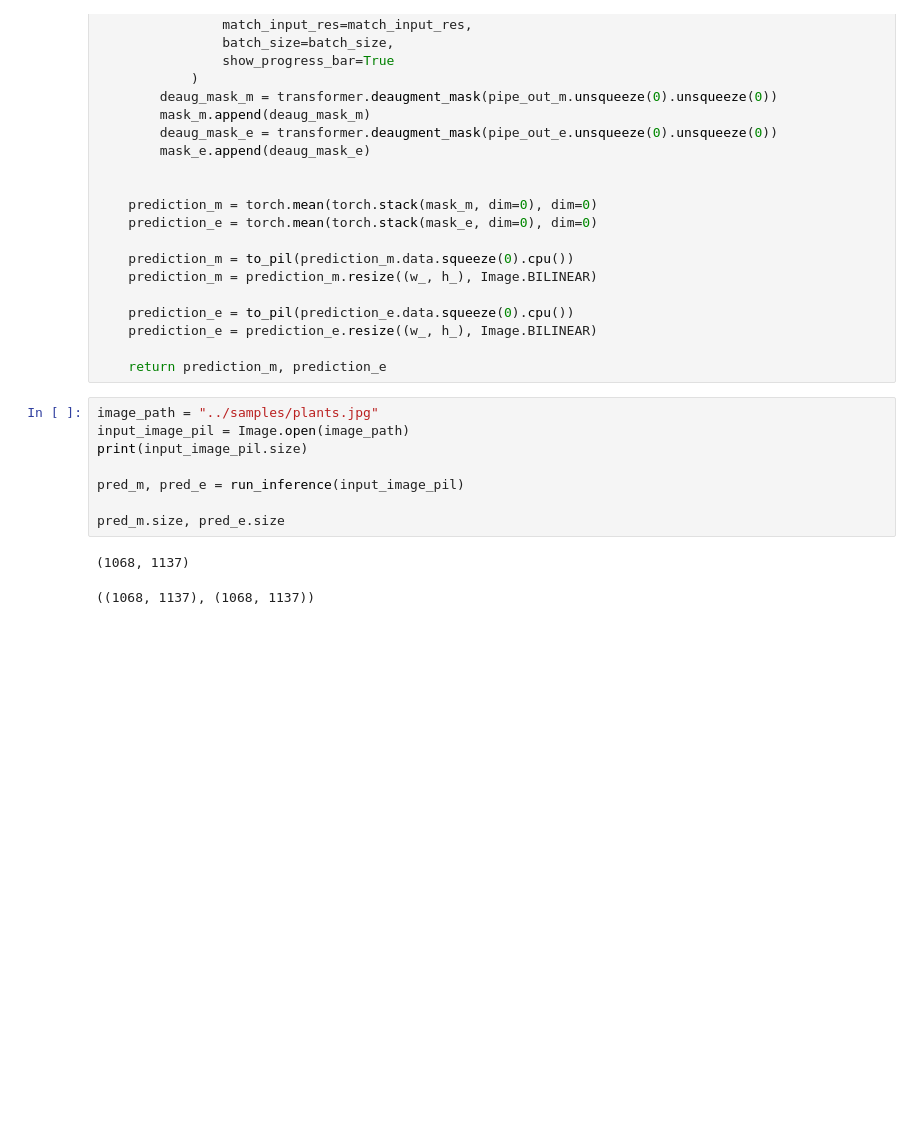
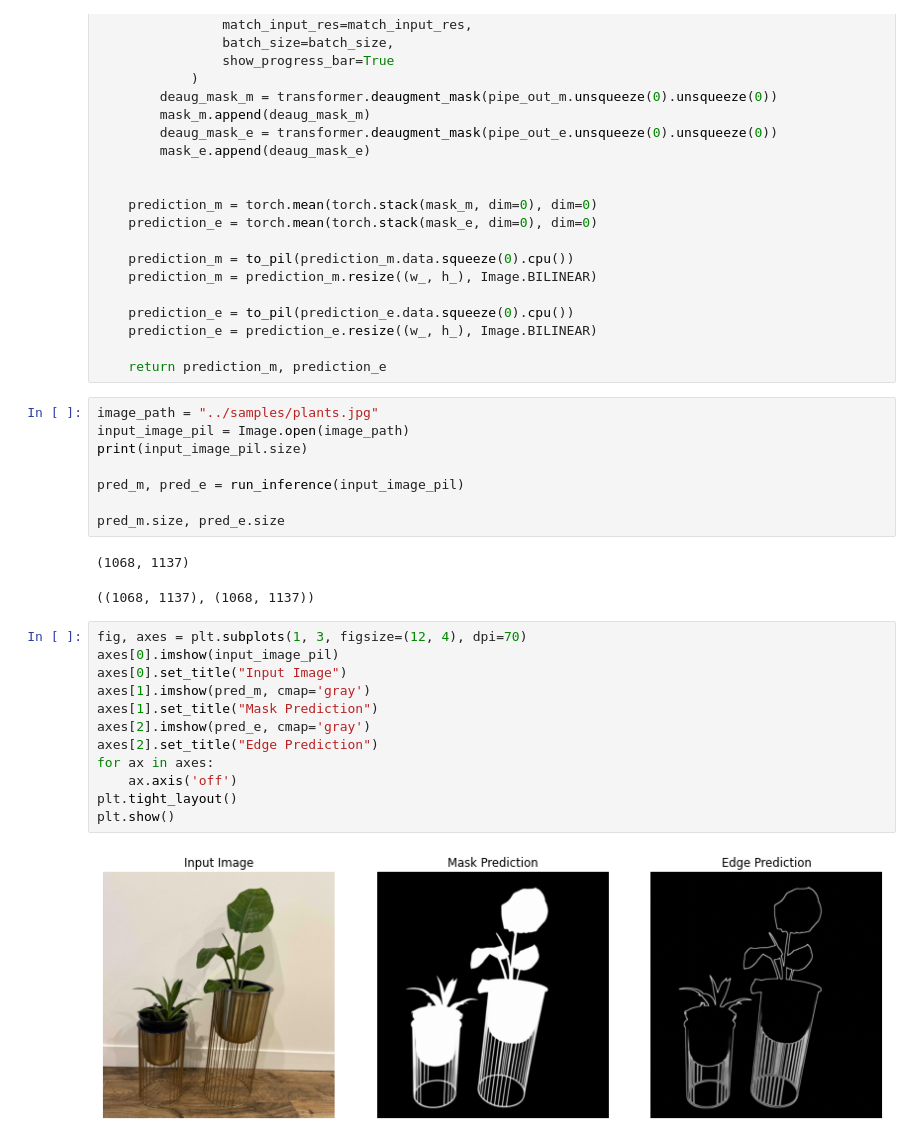
Before and after one commit to vmirly/GenAI-Hub, a Jupyter notebook: DiffDIS/diffdis_inference.ipynb, the cells around one changed output. Drawn from its saved outputs; the diff is of its cells as text; blank space fills up the shorter version.

Commit message:
DiffDIS: visualize the predictions

```diff
--- a/DiffDIS/diffdis_inference.ipynb
+++ b/DiffDIS/diffdis_inference.ipynb
@@ -207,3 +207,17 @@ pred_m.size, pred_e.size
 # %% [output]
 (1068, 1137)
 ((1068, 1137), (1068, 1137))
+# %%
+fig, axes = plt.subplots(1, 3, figsize=(12, 4), dpi=70)
+axes[0].imshow(input_image_pil)
+axes[0].set_title("Input Image")
+axes[1].imshow(pred_m, cmap='gray')
+axes[1].set_title("Mask Prediction")
+axes[2].imshow(pred_e, cmap='gray')
+axes[2].set_title("Edge Prediction")
+for ax in axes:
+    ax.axis('off')
+plt.tight_layout()
+plt.show()
+# %% [output]
+[figure, added]
```
